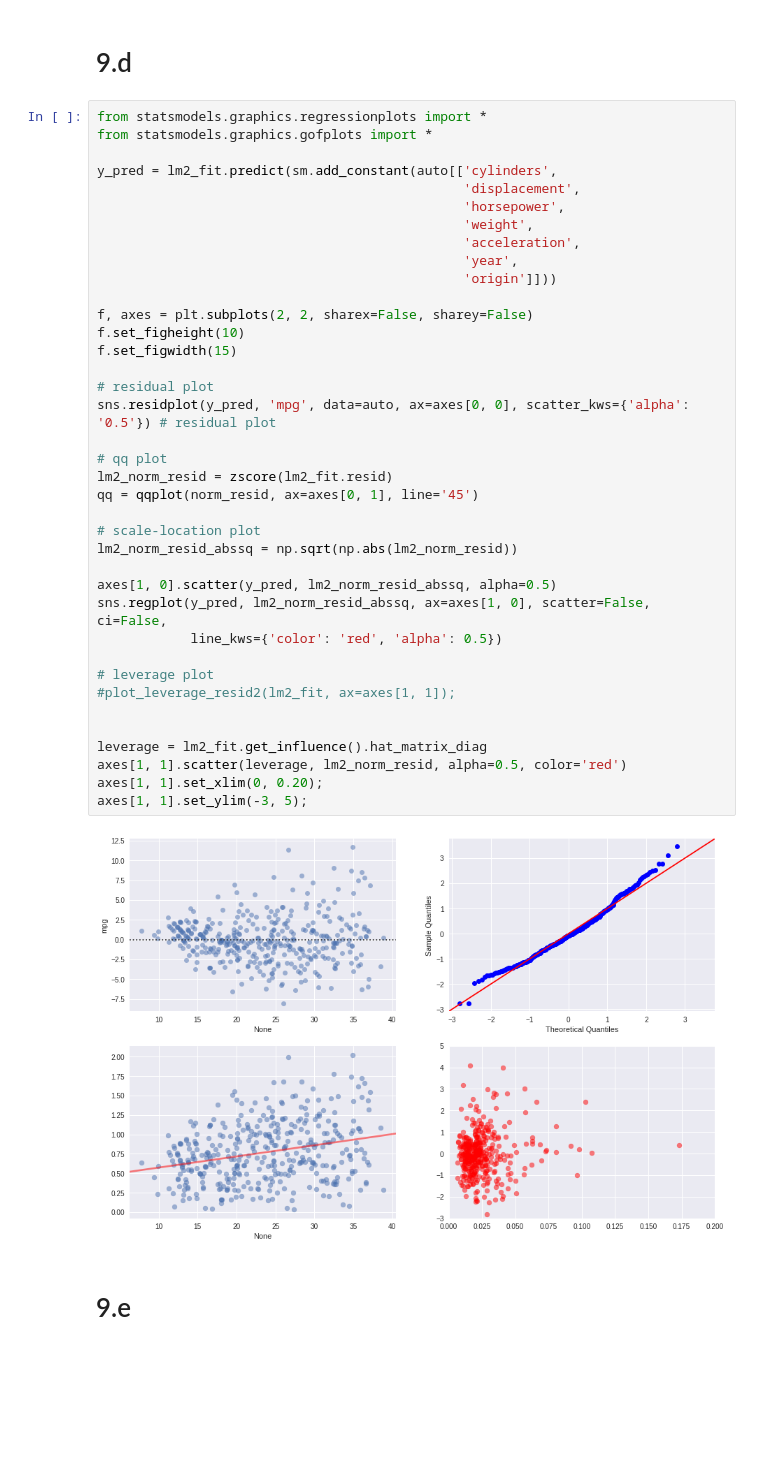
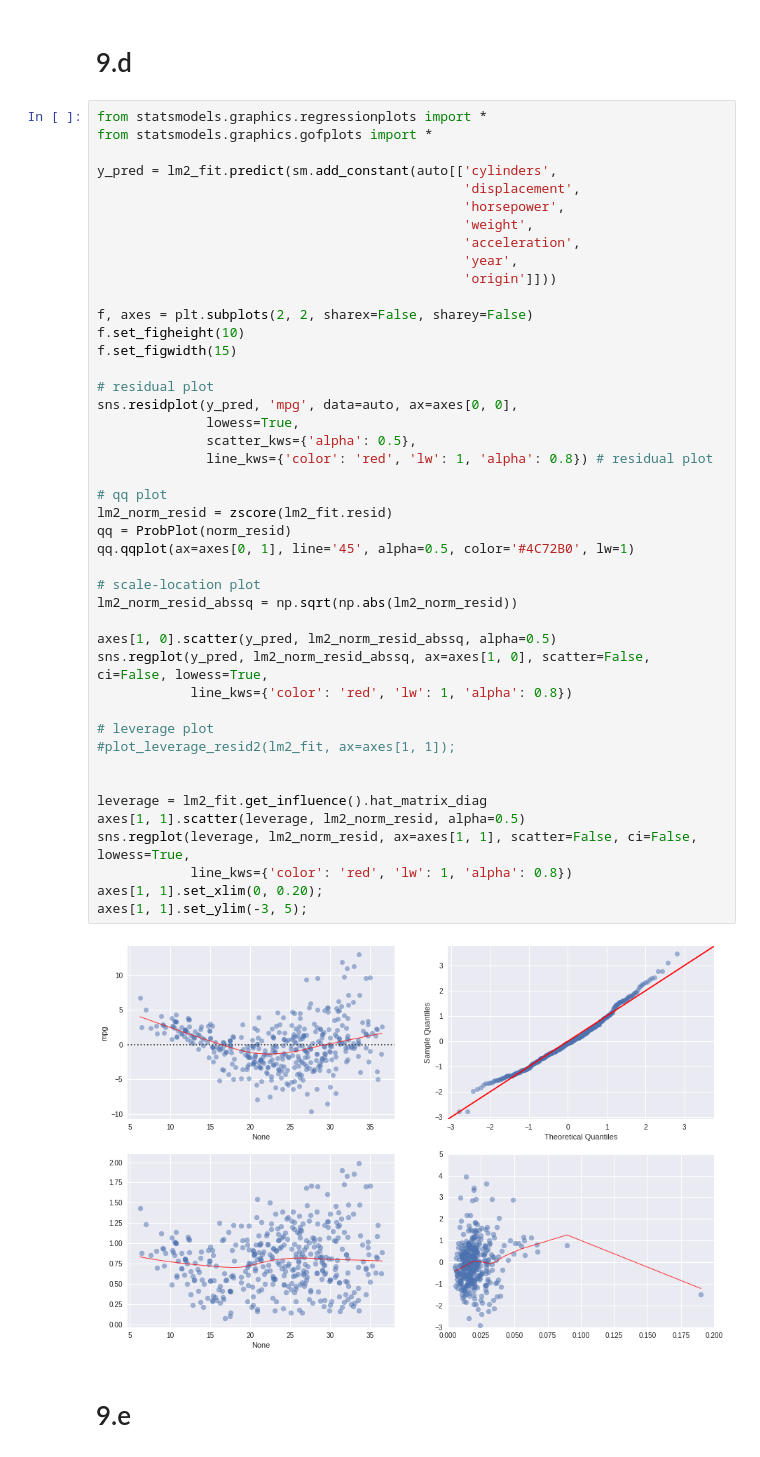
Before and after one commit to emredjan/ISL-python, a Jupyter notebook: exercises/exercises_3.7_linear_regression.ipynb, the cells around one changed output. Drawn from its saved outputs; the diff is of its cells as text; blank space fills up the shorter version.

```diff
--- a/exercises/exercises_3.7_linear_regression.ipynb
+++ b/exercises/exercises_3.7_linear_regression.ipynb
@@ -186,39 +190,45 @@ from statsmodels.graphics.gofplots import *
 y_pred = lm2_fit.predict(sm.add_constant(auto[['cylinders',
                                                'displacement',
                                                'horsepower',
                                                'weight',
                                                'acceleration',
                                                'year',
                                                'origin']]))
 
 f, axes = plt.subplots(2, 2, sharex=False, sharey=False)
 f.set_figheight(10)
 f.set_figwidth(15)
 
 # residual plot
-sns.residplot(y_pred, 'mpg', data=auto, ax=axes[0, 0], scatter_kws={'alpha': '0.5'}) # residual plot
+sns.residplot(y_pred, 'mpg', data=auto, ax=axes[0, 0],
+              lowess=True,
+              scatter_kws={'alpha': 0.5},
+              line_kws={'color': 'red', 'lw': 1, 'alpha': 0.8}) # residual plot
 
 # qq plot
 lm2_norm_resid = zscore(lm2_fit.resid)
-qq = qqplot(norm_resid, ax=axes[0, 1], line='45')
+qq = ProbPlot(norm_resid)
+qq.qqplot(ax=axes[0, 1], line='45', alpha=0.5, color='#4C72B0', lw=1)
 
 # scale-location plot
 lm2_norm_resid_abssq = np.sqrt(np.abs(lm2_norm_resid))
 
 axes[1, 0].scatter(y_pred, lm2_norm_resid_abssq, alpha=0.5)
-sns.regplot(y_pred, lm2_norm_resid_abssq, ax=axes[1, 0], scatter=False, ci=False,
-            line_kws={'color': 'red', 'alpha': 0.5})
+sns.regplot(y_pred, lm2_norm_resid_abssq, ax=axes[1, 0], scatter=False, ci=False, lowess=True,
+            line_kws={'color': 'red', 'lw': 1, 'alpha': 0.8})
 
 # leverage plot
 #plot_leverage_resid2(lm2_fit, ax=axes[1, 1]);
 
 
 leverage = lm2_fit.get_influence().hat_matrix_diag
-axes[1, 1].scatter(leverage, lm2_norm_resid, alpha=0.5, color='red')
+axes[1, 1].scatter(leverage, lm2_norm_resid, alpha=0.5)
+sns.regplot(leverage, lm2_norm_resid, ax=axes[1, 1], scatter=False, ci=False, lowess=True,
+            line_kws={'color': 'red', 'lw': 1, 'alpha': 0.8})
 axes[1, 1].set_xlim(0, 0.20);
 axes[1, 1].set_ylim(-3, 5);
 # %% [output]
-[figure, old version]
+[figure, new version]
 # %% [markdown]
 # 9.e
 # %%
```
Also changed, not shown: parts of 24 cells of this notebook.
